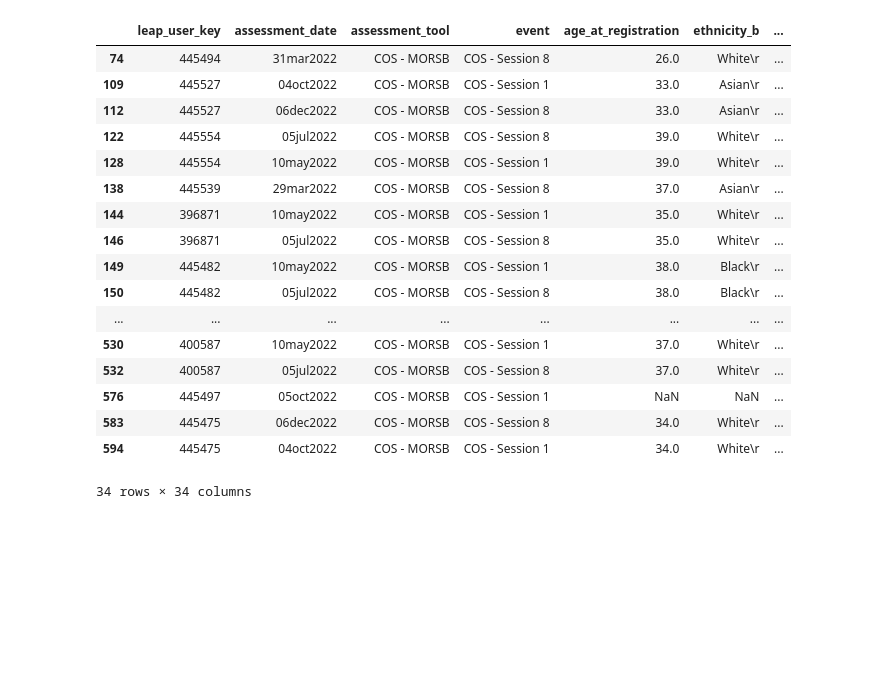
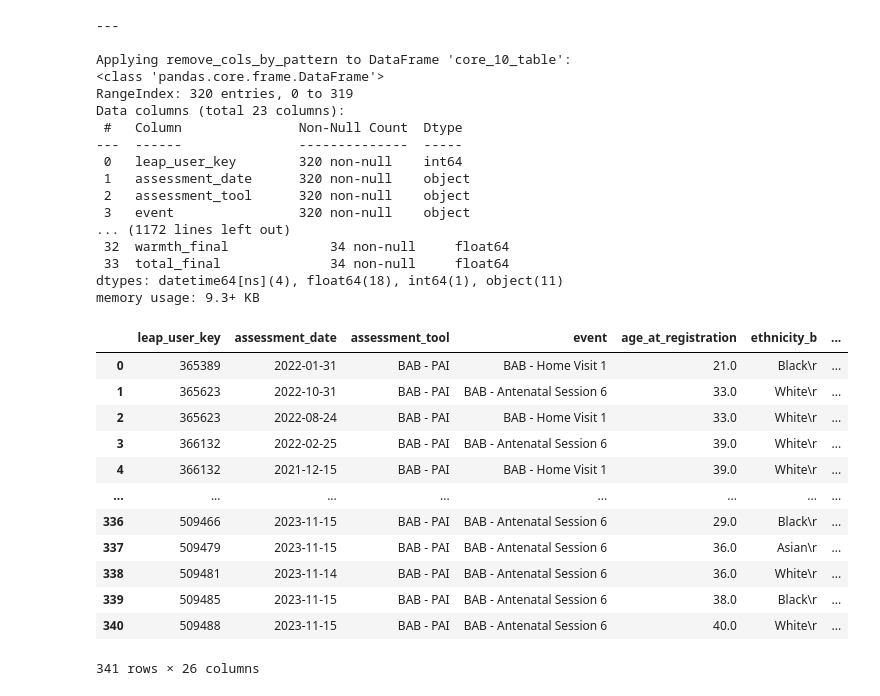
Before and after one commit to Dartington-SDL/leap_quant, a Jupyter notebook: test_notebook.ipynb, the cells around one changed output. Drawn from its saved outputs; the diff is of its cells as text; code cells hidden in the pictures; blank space fills up the shorter version.

```diff
--- a/test_notebook.ipynb
+++ b/test_notebook.ipynb
@@ -3,16 +3,14 @@
 # Run the code from here
 
 # Import the user defined functions
+from functools import partial
+
+from func_mors_dfs import create_mors_df_dict, filter_bab
 from func_read_data import read_data
 from func_score_agg import score_agg
-from func_mors_dfs import filter_bab
-from func_mors_dfs import create_mors_df_dict
+from helper_functions import parse_mors_datestring, reduce_df_dict, parse_binary_to_boolean
 from subfunctions.sub_func_remove_cols_by_pattern import remove_cols_by_pattern
-from helper_functions import reduce_df_dict
 from subfunctions.sub_func_transform_column_values import transform_column_values
-from helper_functions import parse_mors_datestring
-from helper_functions import parse_binary_to_boolean
-import functools
 
 # File path and names. Names are used as keys in the data_dict
 path = '/Users/ellengoddard/Desktop/working_data/'
@@ -38,8 +36,22 @@ mors_df_filtered = filter_bab(mors_df)
 # Separate MORS into dataframes based on assessment tool
 mors_df_dict = create_mors_df_dict(mors_df_filtered)
 
+# Combine the original data_dict with the mors_df_dict
+combined_data_dict = {**data_dict, **mors_df_dict}
+
 # Remove columns with column names of pattern "question_"
-mors_df_dict_no_questions = reduce_df_dict(mors_df_dict, functools.partial(remove_cols_by_pattern, pattern="question_"))
+combined_dict_no_questions = reduce_df_dict(combined_data_dict, partial(remove_cols_by_pattern, pattern="question_"))
 
-mors_df_dict_no_questions["COS - MORSB"]
+# Parse all datestrings into datetime64
+column_names = ["assessment_date", "ptt_date_reached_dosage", "cos_date_reached_dosage", "bab_date_reached_dosage"]
+partial_transform_column_vals = partial(transform_column_values, column_names=column_names, function=parse_mors_datestring)
+combined_dict_parsed_dates = reduce_df_dict(combined_dict_no_questions, partial_transform_column_vals)
+
+# Parse 0 and 1s into booleans
+column_names = ["bab_reached_dosage_yn", "ptt_reached_dosage_yn", "cos_reached_dosage_yn", "bab_reached_dosage_yn"]
+partial_transform_column_vals_bool_parse = partial(transform_column_values, column_names=column_names, function=parse_binary_to_boolean)
+combined_dict_parsed_bools = reduce_df_dict(combined_dict_parsed_dates, partial_transform_column_vals_bool_parse)
+
+# combined_dict_parsed_bools["COS - MORSC"]
+combined_dict_parsed_bools["pai_table_v2"]
 # %% [output]
@@ -46,18 +75,30 @@ mors_df_dict_no_questions["COS - MORSB"]
+---
+
+Applying remove_cols_by_pattern to DataFrame 'core_10_table':
+<class 'pandas.core.frame.DataFrame'>
+RangeIndex: 320 entries, 0 to 319
+Data columns (total 23 columns):
+ #   Column               Non-Null Count  Dtype
+---  ------               --------------  -----
+ 0   leap_user_key        320 non-null    int64
+ 1   assessment_date      320 non-null    object
+ 2   assessment_tool      320 non-null    object
+ 3   event                320 non-null    object
+... (1172 lines left out)
+ 32  warmth_final             34 non-null     float64
+ 33  total_final              34 non-null     float64
+dtypes: datetime64[ns](4), float64(18), int64(1), object(11)
+memory usage: 9.3+ KB
 |  | leap_user_key | assessment_date | assessment_tool | event | age_at_registration | ethnicity_b | ... |
-| 74 | 445494 | 31mar2022 | COS - MORSB | COS - Session 8 | 26.0 | White\r | ... |
-| 109 | 445527 | 04oct2022 | COS - MORSB | COS - Session 1 | 33.0 | Asian\r | ... |
-| 112 | 445527 | 06dec2022 | COS - MORSB | COS - Session 8 | 33.0 | Asian\r | ... |
-| 122 | 445554 | 05jul2022 | COS - MORSB | COS - Session 8 | 39.0 | White\r | ... |
-| 128 | 445554 | 10may2022 | COS - MORSB | COS - Session 1 | 39.0 | White\r | ... |
-| 138 | 445539 | 29mar2022 | COS - MORSB | COS - Session 8 | 37.0 | Asian\r | ... |
-| 144 | 396871 | 10may2022 | COS - MORSB | COS - Session 1 | 35.0 | White\r | ... |
-| 146 | 396871 | 05jul2022 | COS - MORSB | COS - Session 8 | 35.0 | White\r | ... |
-| 149 | 445482 | 10may2022 | COS - MORSB | COS - Session 1 | 38.0 | Black\r | ... |
-| 150 | 445482 | 05jul2022 | COS - MORSB | COS - Session 8 | 38.0 | Black\r | ... |
+| 0 | 365389 | 2022-01-31 | BAB - PAI | BAB - Home Visit 1 | 21.0 | Black\r | ... |
+| 1 | 365623 | 2022-10-31 | BAB - PAI | BAB - Antenatal Session 6 | 33.0 | White\r | ... |
+| 2 | 365623 | 2022-08-24 | BAB - PAI | BAB - Home Visit 1 | 33.0 | White\r | ... |
+| 3 | 366132 | 2022-02-25 | BAB - PAI | BAB - Antenatal Session 6 | 39.0 | White\r | ... |
+| 4 | 366132 | 2021-12-15 | BAB - PAI | BAB - Home Visit 1 | 39.0 | White\r | ... |
 | ... | ... | ... | ... | ... | ... | ... | ... |
-| 530 | 400587 | 10may2022 | COS - MORSB | COS - Session 1 | 37.0 | White\r | ... |
-| 532 | 400587 | 05jul2022 | COS - MORSB | COS - Session 8 | 37.0 | White\r | ... |
-| 576 | 445497 | 05oct2022 | COS - MORSB | COS - Session 1 | NaN | NaN | ... |
-| 583 | 445475 | 06dec2022 | COS - MORSB | COS - Session 8 | 34.0 | White\r | ... |
-| 594 | 445475 | 04oct2022 | COS - MORSB | COS - Session 1 | 34.0 | White\r | ... |
+| 336 | 509466 | 2023-11-15 | BAB - PAI | BAB - Antenatal Session 6 | 29.0 | Black\r | ... |
+| 337 | 509479 | 2023-11-15 | BAB - PAI | BAB - Antenatal Session 6 | 36.0 | Asian\r | ... |
+| 338 | 509481 | 2023-11-14 | BAB - PAI | BAB - Antenatal Session 6 | 36.0 | White\r | ... |
+| 339 | 509485 | 2023-11-15 | BAB - PAI | BAB - Antenatal Session 6 | 38.0 | Black\r | ... |
+| 340 | 509488 | 2023-11-15 | BAB - PAI | BAB - Antenatal Session 6 | 40.0 | White\r | ... |
-34 rows × 34 columns
+341 rows × 26 columns
```
Also changed, not shown: parts of 8 cells of this notebook, 1 other file.
